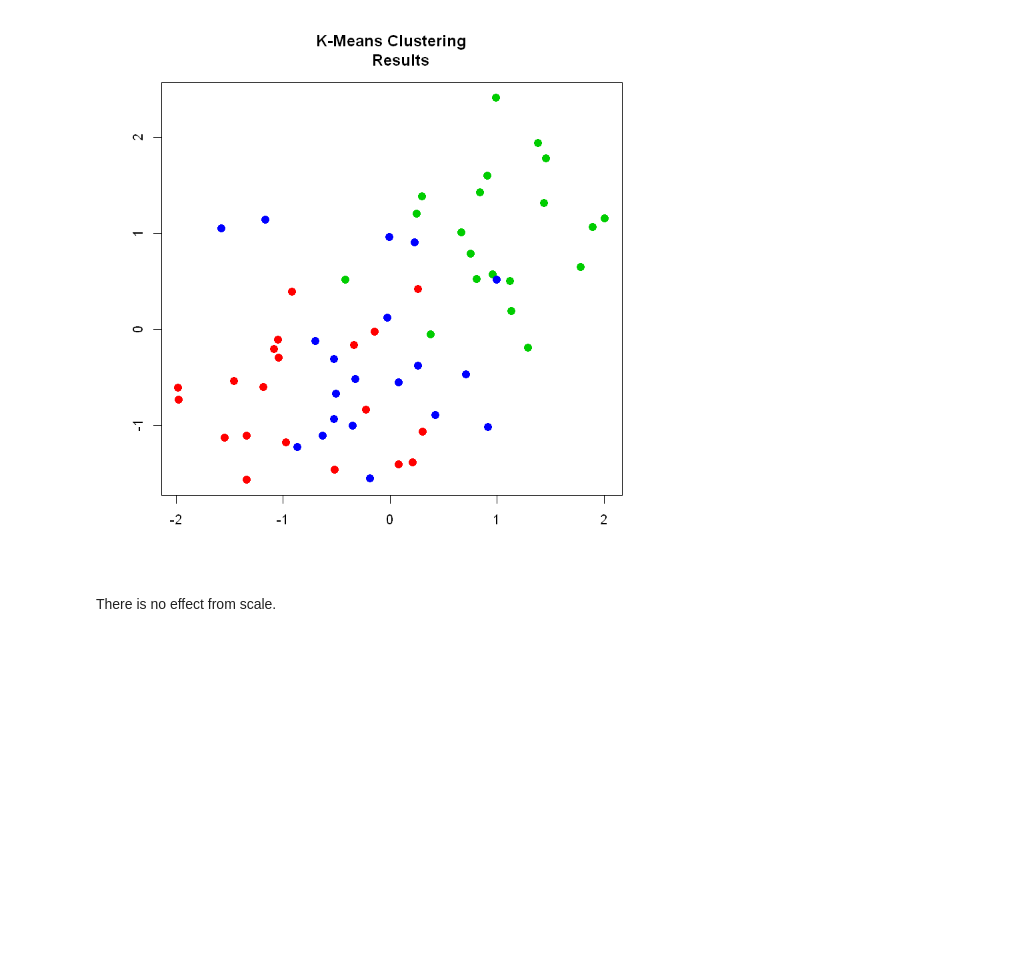
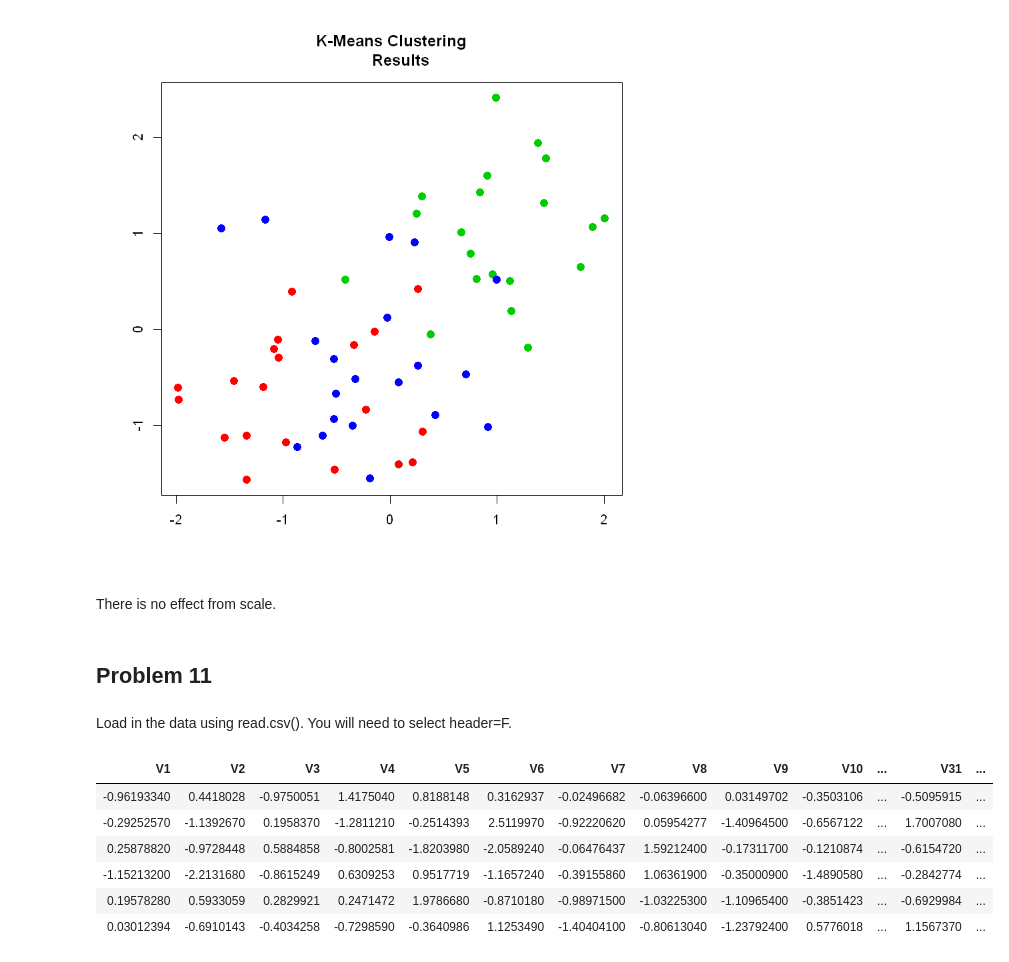
Before and after one commit to kuzn137/Statistical_problems, a Jupyter notebook: Ch10R.ipynb, the cells around one changed output. Drawn from its saved outputs; the diff is of its cells as text; code cells hidden in the pictures; blank space fills up the shorter version.

```diff
--- a/Ch10R.ipynb
+++ b/Ch10R.ipynb
@@ -416,3 +418,19 @@ Available components:
 [figure]
 # %% [markdown]
 There is no effect from scale.
+# %% [markdown]
+## Problem 11
+# %% [markdown]
+Load in the data using read.csv(). You will need to select
+header=F.
+# %%
+df<-read.csv("Ch10Ex11.csv", header=FALSE)
+head(df)
+# %% [output]
+| V1 | V2 | V3 | V4 | V5 | V6 | V7 | V8 | V9 | V10 | ... | V31 | ... |
+| -0.96193340 | 0.4418028 | -0.9750051 | 1.4175040 | 0.8188148 | 0.3162937 | -0.02496682 | -0.06396600 | 0.03149702 | -0.3503106 | ... | -0.5095915 | ... |
+| -0.29252570 | -1.1392670 | 0.1958370 | -1.2811210 | -0.2514393 | 2.5119970 | -0.92220620 | 0.05954277 | -1.40964500 | -0.6567122 | ... | 1.7007080 | ... |
+| 0.25878820 | -0.9728448 | 0.5884858 | -0.8002581 | -1.8203980 | -2.0589240 | -0.06476437 | 1.59212400 | -0.17311700 | -0.1210874 | ... | -0.6154720 | ... |
+| -1.15213200 | -2.2131680 | -0.8615249 | 0.6309253 | 0.9517719 | -1.1657240 | -0.39155860 | 1.06361900 | -0.35000900 | -1.4890580 | ... | -0.2842774 | ... |
+| 0.19578280 | 0.5933059 | 0.2829921 | 0.2471472 | 1.9786680 | -0.8710180 | -0.98971500 | -1.03225300 | -1.10965400 | -0.3851423 | ... | -0.6929984 | ... |
+| 0.03012394 | -0.6910143 | -0.4034258 | -0.7298590 | -0.3640986 | 1.1253490 | -1.40404100 | -0.80613040 | -1.23792400 | 0.5776018 | ... | 1.1567370 | ... |
```
Also changed, not shown: parts of 7 cells of this notebook.
